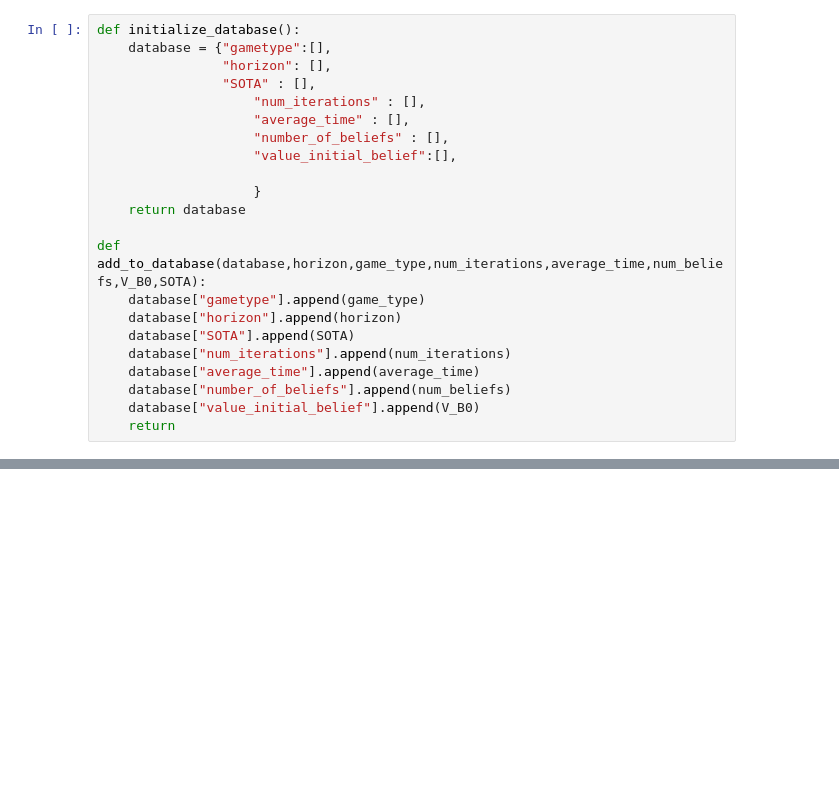
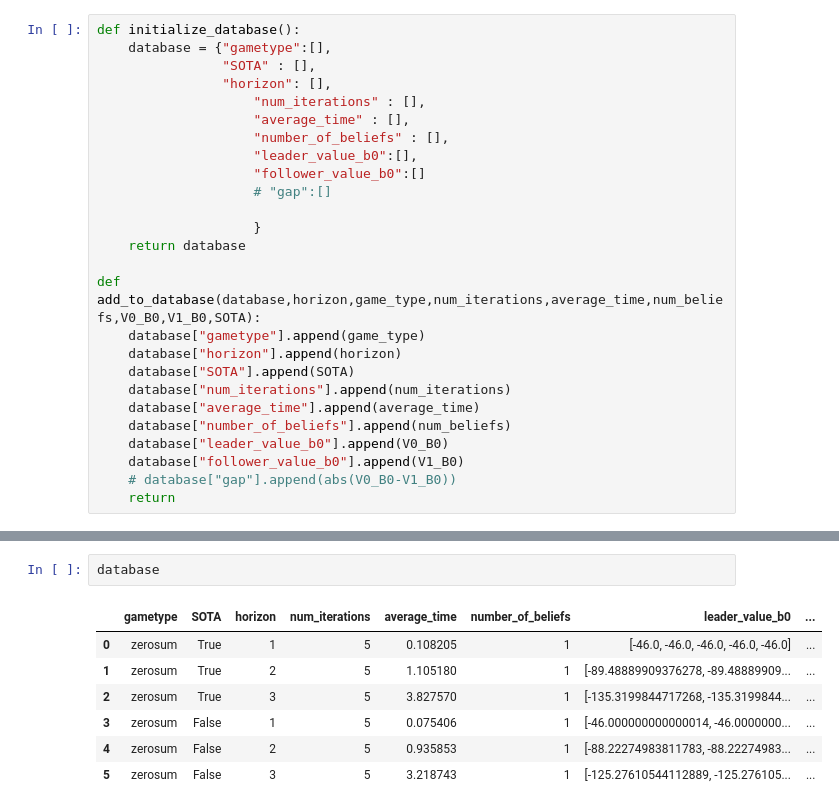
Before and after one commit to izzikampono/Thesis, a Jupyter notebook: experiment.ipynb, the cells around one changed output, grey strips where cells are left out. Saved outputs shown, nothing was run; the diff lists cells and outputs as text; blank space fills up the shorter version.

```diff
--- a/experiment.ipynb
+++ b/experiment.ipynb
@@ -34,24 +40,28 @@ def SOLVE(problem,planning_horizon,sota_):
 # %%
 def initialize_database():
     database = {"gametype":[],
+                "SOTA" : [],
                 "horizon": [],
-                "SOTA" : [],
                     "num_iterations" : [],
                     "average_time" : [],
                     "number_of_beliefs" : [],
-                    "value_initial_belief":[],
+                    "leader_value_b0":[],
+                    "follower_value_b0":[]
+                    # "gap":[]
 
                     }
     return database
 
-def add_to_database(database,horizon,game_type,num_iterations,average_time,num_beliefs,V_B0,SOTA):
+def add_to_database(database,horizon,game_type,num_iterations,average_time,num_beliefs,V0_B0,V1_B0,SOTA):
     database["gametype"].append(game_type)
     database["horizon"].append(horizon)
     database["SOTA"].append(SOTA)
     database["num_iterations"].append(num_iterations)
     database["average_time"].append(average_time)
     database["number_of_beliefs"].append(num_beliefs)
-    database["value_initial_belief"].append(V_B0)
+    database["leader_value_b0"].append(V0_B0)
+    database["follower_value_b0"].append(V1_B0)
+    # database["gap"].append(abs(V0_B0-V1_B0))
     return
 # %%
 database = initialize_database()
@@ -76,0 +98,10 @@ database.to_csv(file_name, index=False)
+# %%
+database
+# %% [output]
+|  | gametype | SOTA | horizon | num_iterations | average_time | number_of_beliefs | leader_value_b0 | ... |
+| 0 | zerosum | True | 1 | 5 | 0.108205 | 1 | [-46.0, -46.0, -46.0, -46.0, -46.0] | ... |
+| 1 | zerosum | True | 2 | 5 | 1.105180 | 1 | [-89.48889909376278, -89.48889909... | ... |
+| 2 | zerosum | True | 3 | 5 | 3.827570 | 1 | [-135.3199844717268, -135.3199844... | ... |
+| 3 | zerosum | False | 1 | 5 | 0.075406 | 1 | [-46.000000000000014, -46.0000000... | ... |
+| 4 | zerosum | False | 2 | 5 | 0.935853 | 1 | [-88.22274983811783, -88.22274983... | ... |
+| 5 | zerosum | False | 3 | 5 | 3.218743 | 1 | [-125.27610544112889, -125.276105... | ... |
```
Also changed, not shown: parts of 5 cells of this notebook, 11 other files.
